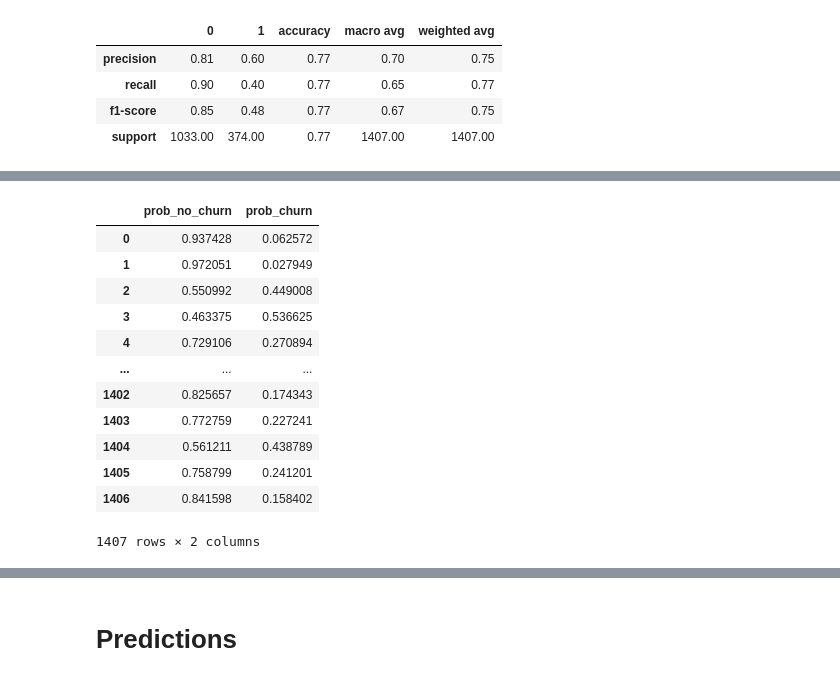
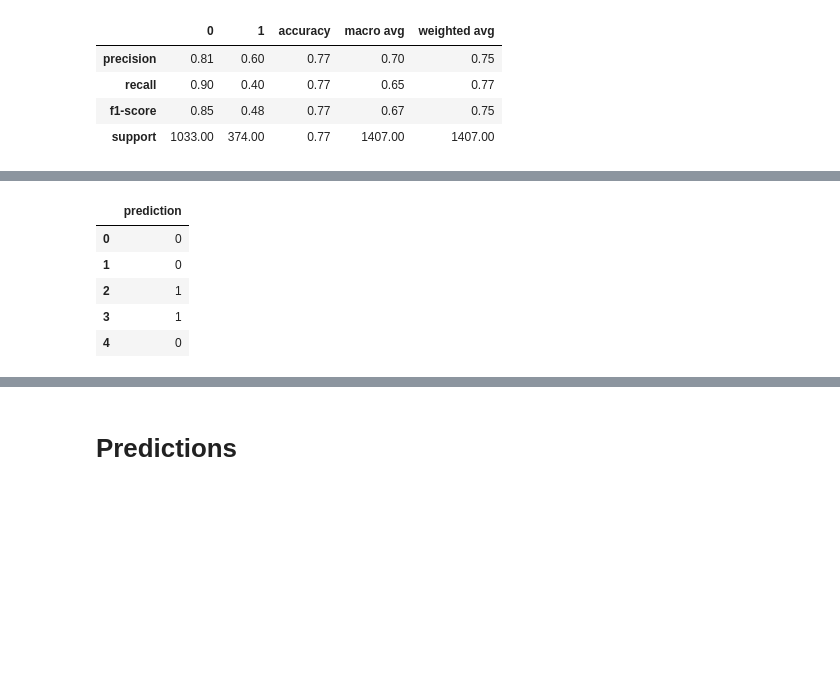
Before and after one commit to Jgardin875/Telco_Churn_Analysis, a Jupyter notebook: Report.ipynb, the cells around one changed output, grey strips where cells are left out. Saved outputs shown, nothing was run; the diff lists cells and outputs as text; code cells hidden in the pictures; blank space fills up the shorter version.

```diff
--- a/Report.ipynb
+++ b/Report.ipynb
@@ -907,16 +891,9 @@ pred
-# %%
-prob
-# %% [output]
-|  | prob_no_churn | prob_churn |
-| 0 | 0.937428 | 0.062572 |
-| 1 | 0.972051 | 0.027949 |
-| 2 | 0.550992 | 0.449008 |
-| 3 | 0.463375 | 0.536625 |
-| 4 | 0.729106 | 0.270894 |
-| ... | ... | ... |
-| 1402 | 0.825657 | 0.174343 |
-| 1403 | 0.772759 | 0.227241 |
-| 1404 | 0.561211 | 0.438789 |
-| 1405 | 0.758799 | 0.241201 |
-| 1406 | 0.841598 | 0.158402 |
-1407 rows × 2 columns
+# %%
+pred.head()
+# %% [output]
+|  | prediction |
+| 0 | 0 |
+| 1 | 0 |
+| 2 | 1 |
+| 3 | 1 |
+| 4 | 0 |
```
Also changed, not shown: parts of 17 cells of this notebook.
